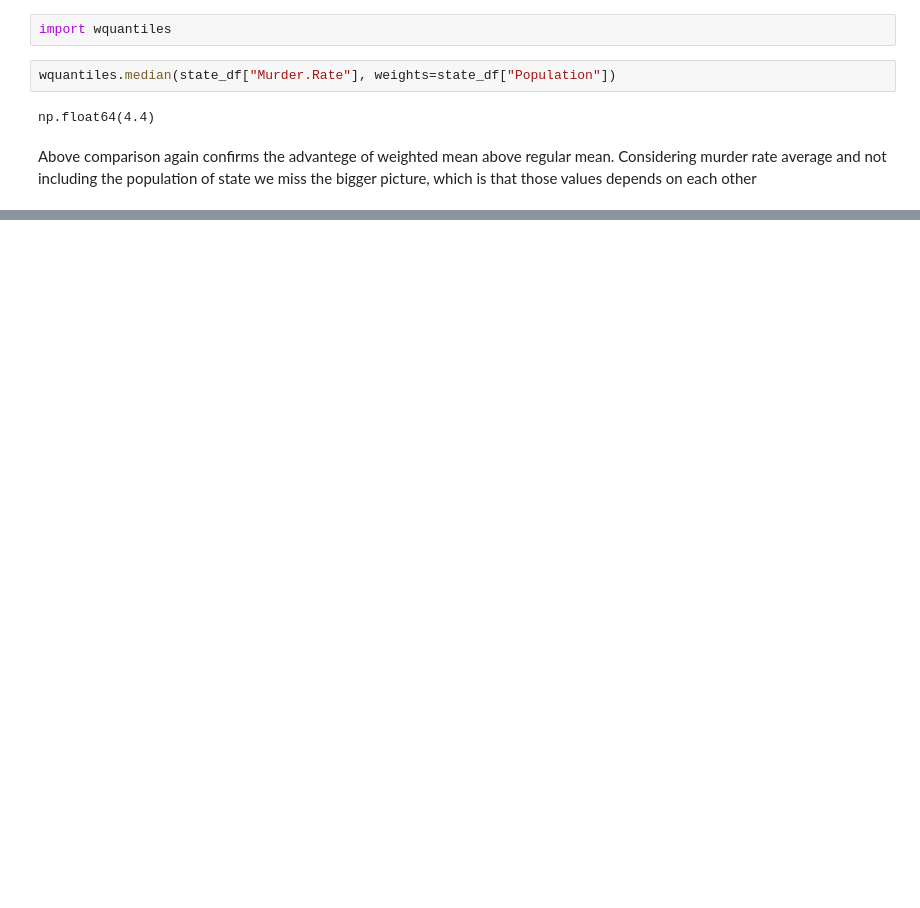
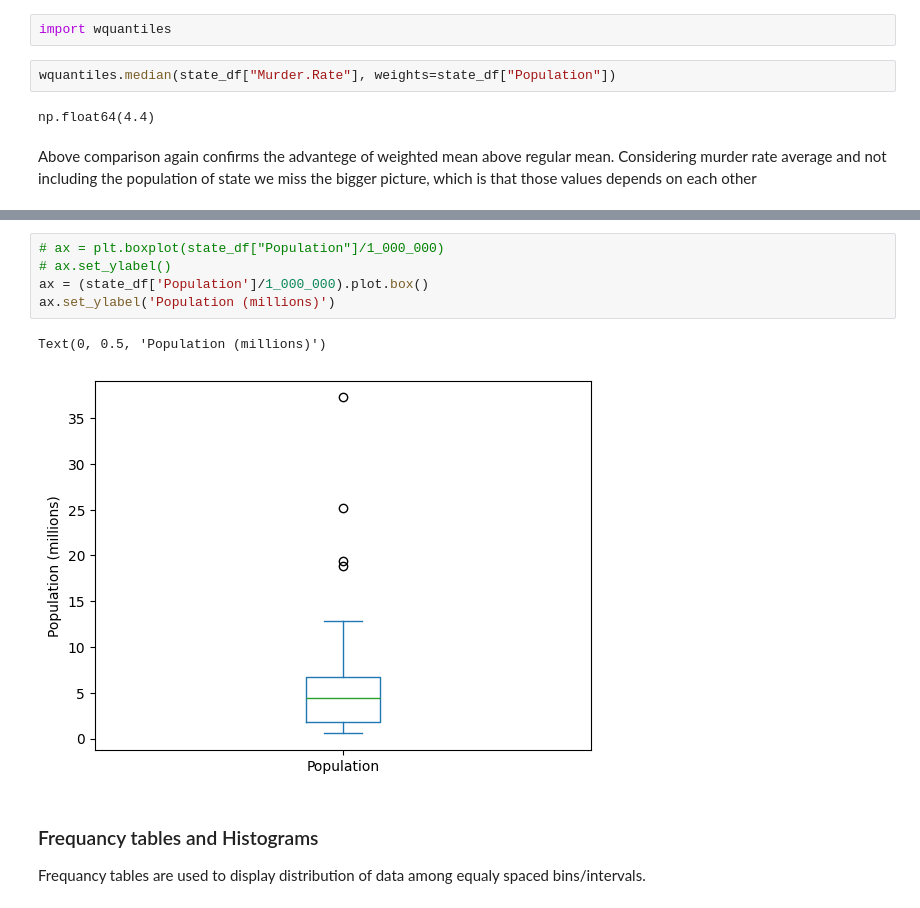
Before and after one commit to 010190/hands-on-data-science, a Jupyter notebook: statistics.ipynb, the cells around one changed output, grey strips where cells are left out. Cells and saved outputs as stored; diff of their text form; blank space fills up the shorter version.

```diff
--- a/statistics.ipynb
+++ b/statistics.ipynb
@@ -92,0 +205,11 @@ Above comparison again confirms the advantege of weighted mean above regular mea
+# %%
+# ax = plt.boxplot(state_df["Population"]/1_000_000)
+# ax.set_ylabel()
+ax = (state_df['Population']/1_000_000).plot.box()
+ax.set_ylabel('Population (millions)')
+# %% [output]
+Text(0, 0.5, 'Population (millions)')
+[figure, added]
+# %% [markdown]
+### Frequancy tables and Histograms
+Frequancy tables are used to display distribution of data among equaly spaced bins/intervals.
```
Also changed, not shown: parts of 31 cells of this notebook, 1 other file.
